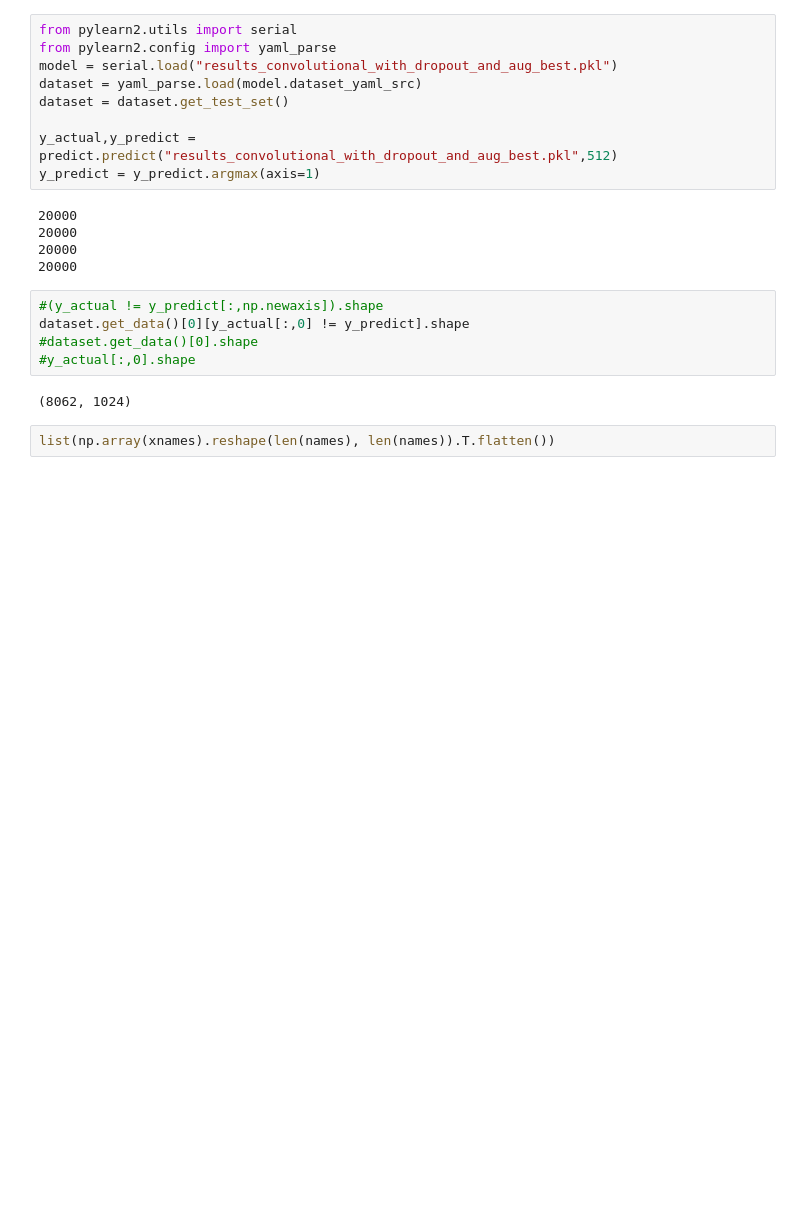
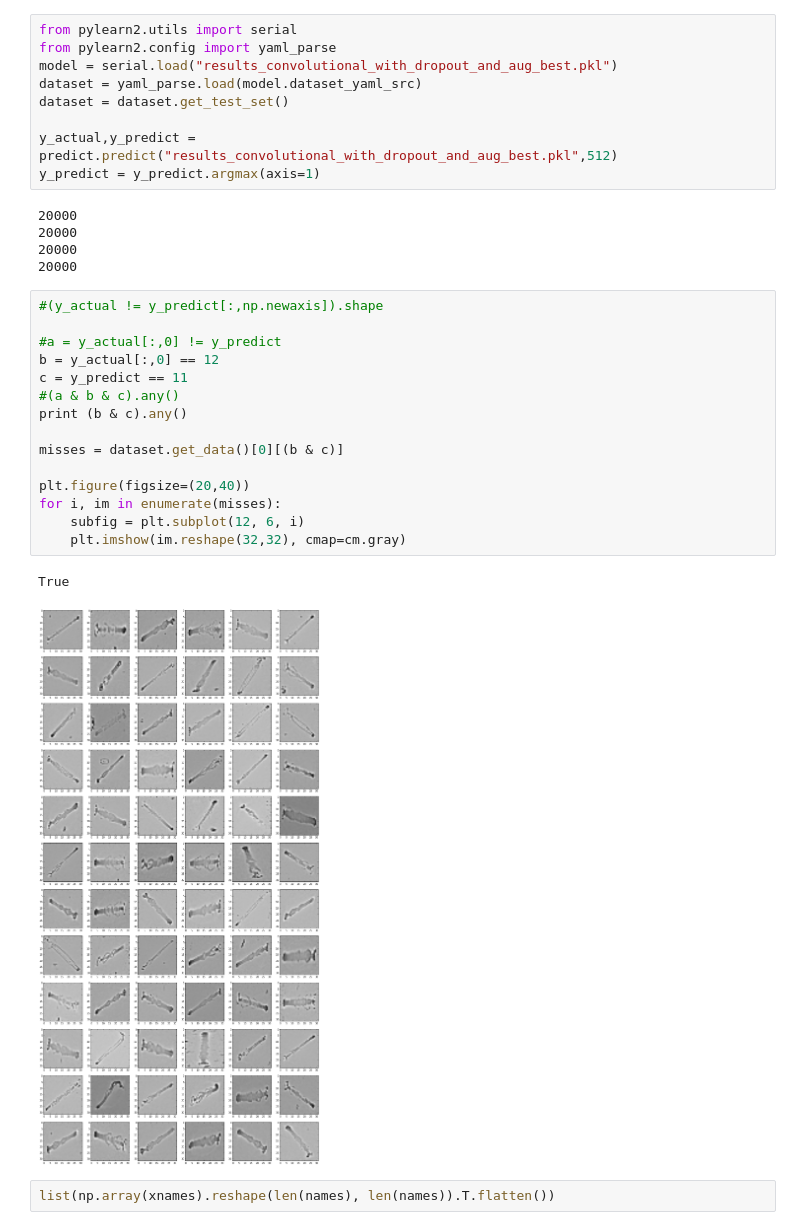
Before and after one commit to jopdorp/plankton-learn, a Jupyter notebook: visualisation.ipynb, the cells around one changed output. Cells and saved outputs as stored; diff of their text form; blank space fills up the shorter version.

Commit message:
visualizing

```diff
--- a/visualisation.ipynb
+++ b/visualisation.ipynb
@@ -109,13 +119,24 @@ y_predict = y_predict.argmax(axis=1)
 20000
 20000
 20000
-# %%
-#(y_actual != y_predict[:,np.newaxis]).shape
-dataset.get_data()[0][y_actual[:,0] != y_predict].shape
-#dataset.get_data()[0].shape
-#y_actual[:,0].shape
-# %% [output]
-(8062, 1024)
+# %%
+#(y_actual != y_predict[:,np.newaxis]).shape
+
+#a = y_actual[:,0] != y_predict
+b = y_actual[:,0] == 12
+c = y_predict == 11
+#(a & b & c).any()
+print (b & c).any()
+
+misses = dataset.get_data()[0][(b & c)]
+
+plt.figure(figsize=(20,40))
+for i, im in enumerate(misses):
+    subfig = plt.subplot(12, 6, i)
+    plt.imshow(im.reshape(32,32), cmap=cm.gray)
+# %% [output]
+True
+[figure, added]
 # %%
 list(np.array(xnames).reshape(len(names), len(names)).T.flatten())
 # %% [output]
```
Also changed, not shown: parts of 5 cells of this notebook, 1 other file.
